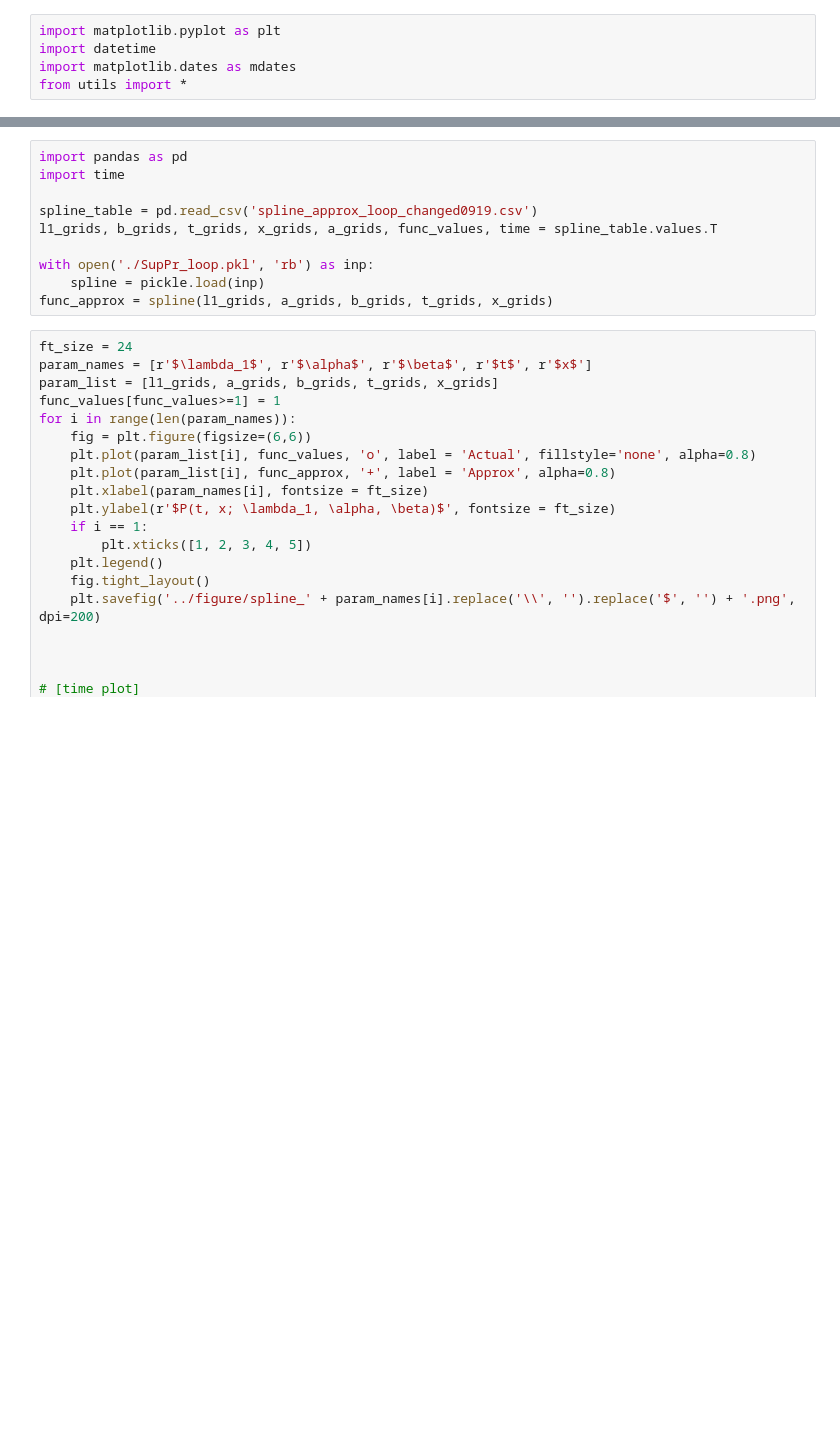
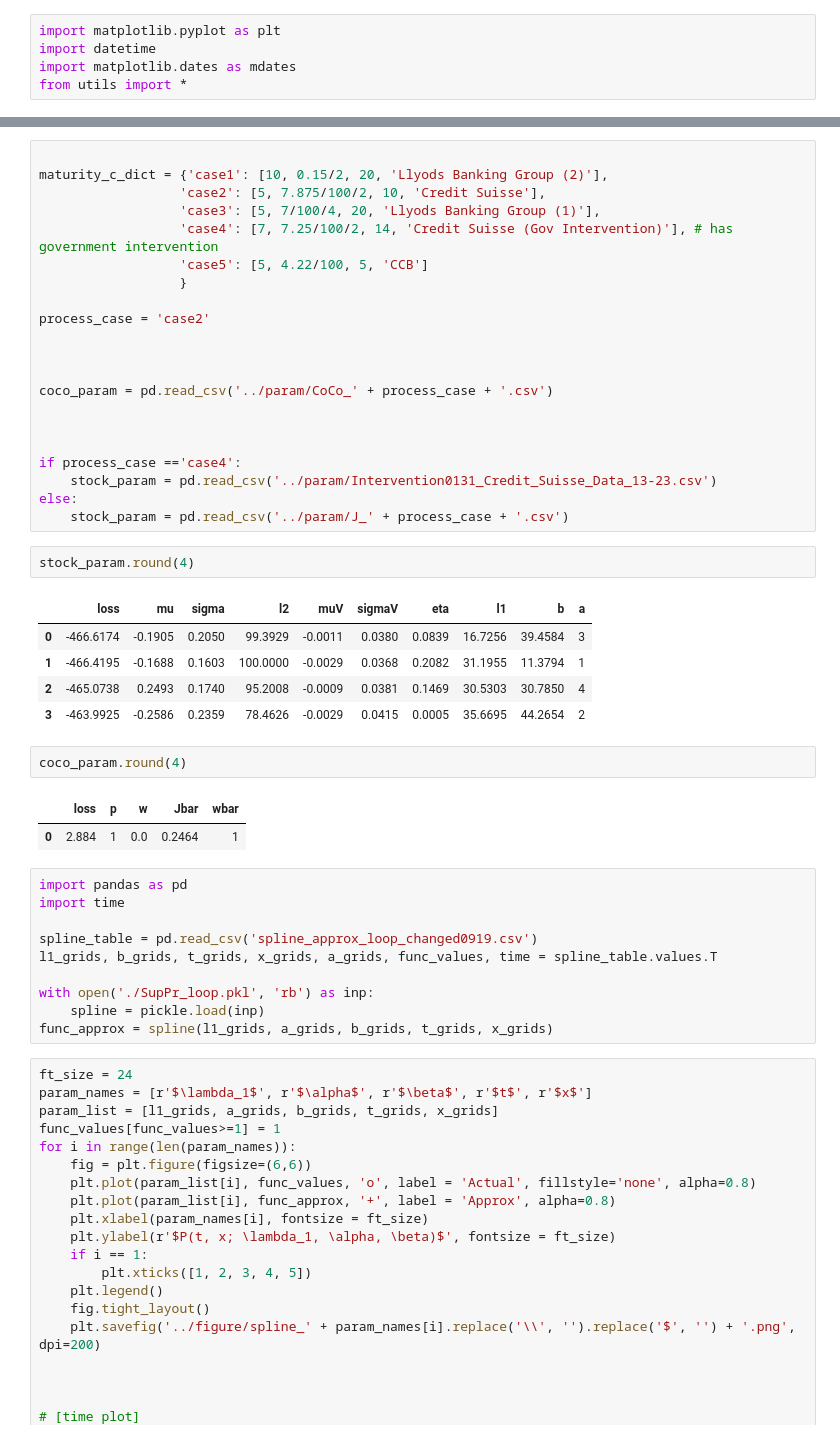
Before and after one commit to LeonCaesa/CoCo, a Jupyter notebook: code/plot_generation.ipynb, the cells around one changed output, grey strips where cells are left out. Drawn from its saved outputs; the diff is of its cells as text; blank space fills up the shorter version.

```diff
--- a/code/plot_generation.ipynb
+++ b/code/plot_generation.ipynb
@@ -172,3 +174,37 @@ Credit Suisse (Gov Intervention) (1/1/2020 -- 3/17/2023)
+# %%
+
+maturity_c_dict = {'case1': [10, 0.15/2, 20, 'Llyods Banking Group (2)'],
+                  'case2': [5, 7.875/100/2, 10, 'Credit Suisse'],
+                  'case3': [5, 7/100/4, 20, 'Llyods Banking Group (1)'],
+                  'case4': [7, 7.25/100/2, 14, 'Credit Suisse (Gov Intervention)'], # has government intervention
+                  'case5': [5, 4.22/100, 5, 'CCB']
+                  }
+
+process_case = 'case2'
+
+
+
+coco_param = pd.read_csv('../param/CoCo_' + process_case + '.csv')
+
+
+
+if process_case =='case4':
+    stock_param = pd.read_csv('../param/Intervention0131_Credit_Suisse_Data_13-23.csv')
+else:
+    stock_param = pd.read_csv('../param/J_' + process_case + '.csv')
+# %%
+stock_param.round(4)
+# %% [output]
+|  | loss | mu | sigma | l2 | muV | sigmaV | eta | l1 | b | a |
+| 0 | -466.6174 | -0.1905 | 0.2050 | 99.3929 | -0.0011 | 0.0380 | 0.0839 | 16.7256 | 39.4584 | 3 |
+| 1 | -466.4195 | -0.1688 | 0.1603 | 100.0000 | -0.0029 | 0.0368 | 0.2082 | 31.1955 | 11.3794 | 1 |
+| 2 | -465.0738 | 0.2493 | 0.1740 | 95.2008 | -0.0009 | 0.0381 | 0.1469 | 30.5303 | 30.7850 | 4 |
+| 3 | -463.9925 | -0.2586 | 0.2359 | 78.4626 | -0.0029 | 0.0415 | 0.0005 | 35.6695 | 44.2654 | 2 |
+# %%
+coco_param.round(4)
+# %% [output]
+|  | loss | p | w | Jbar | wbar |
+| 0 | 2.884 | 1 | 0.0 | 0.2464 | 1 |
 # %%
 import pandas as pd
 import time
```
Also changed, not shown: parts of 11 cells of this notebook, 42 other files.
